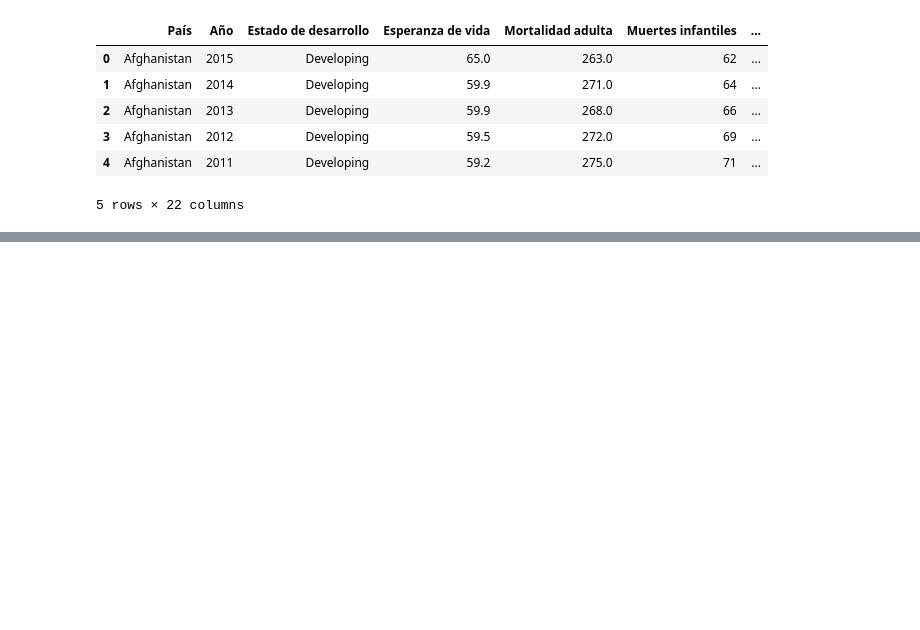
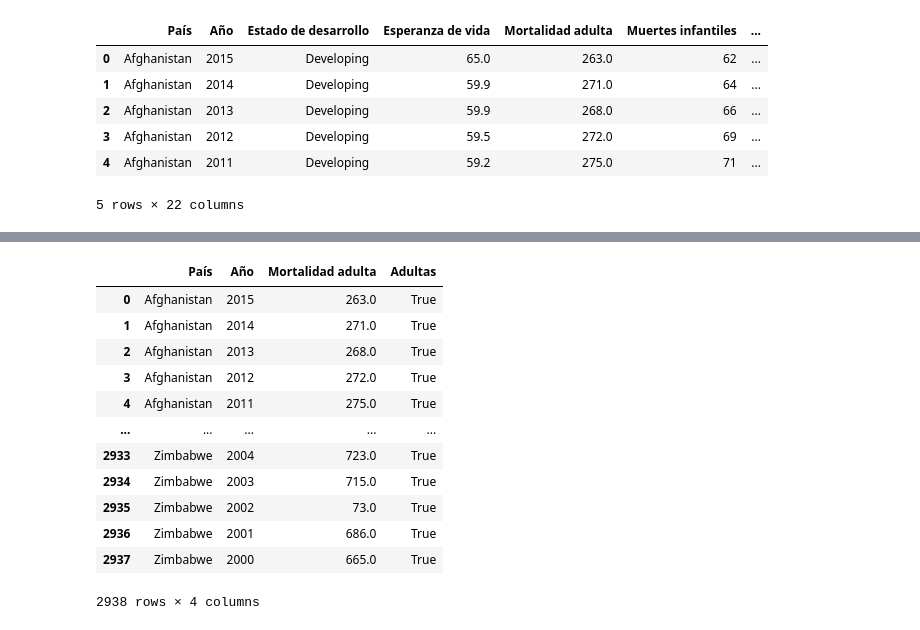
Before and after one commit to Korancito/LifeE.01.Coder, a Jupyter notebook: Nootebooks/Descriptivo.ipynb, the cells around one changed output, grey strips where cells are left out. Drawn from its saved outputs; the diff is of its cells as text; code cells hidden in the pictures; blank space fills up the shorter version.

```diff
--- a/Nootebooks/Descriptivo.ipynb
+++ b/Nootebooks/Descriptivo.ipynb
@@ -190,0 +192,6 @@ sns.histplot(data=dfrenamed,
+# %%
+latam = [
+    'Argentina', 'Bolivia', 'Brasil', 'Chile', 'Colombia', 'Costa Rica', 'Cuba', 'República Dominicana',
+    'Ecuador', 'El Salvador', 'Guatemala', 'Honduras', 'México', 'Nicaragua', 'Panamá', 'Paraguay',
+    'Perú', 'Uruguay', 'Venezuela'
+]
@@ -190,0 +220,17 @@ sns.histplot(data=dfrenamed,
+# %%
+dfrenamed['Adultas'] = dfrenamed['Mortalidad adulta'] > 0
+dfrenamed[['País','Año','Mortalidad adulta', 'Adultas']]
+# %% [output]
+|  | País | Año | Mortalidad adulta | Adultas |
+| 0 | Afghanistan | 2015 | 263.0 | True |
+| 1 | Afghanistan | 2014 | 271.0 | True |
+| 2 | Afghanistan | 2013 | 268.0 | True |
+| 3 | Afghanistan | 2012 | 272.0 | True |
+| 4 | Afghanistan | 2011 | 275.0 | True |
+| ... | ... | ... | ... | ... |
+| 2933 | Zimbabwe | 2004 | 723.0 | True |
+| 2934 | Zimbabwe | 2003 | 715.0 | True |
+| 2935 | Zimbabwe | 2002 | 73.0 | True |
+| 2936 | Zimbabwe | 2001 | 686.0 | True |
+| 2937 | Zimbabwe | 2000 | 665.0 | True |
+2938 rows × 4 columns
```
Also changed, not shown: parts of 5 cells of this notebook.
